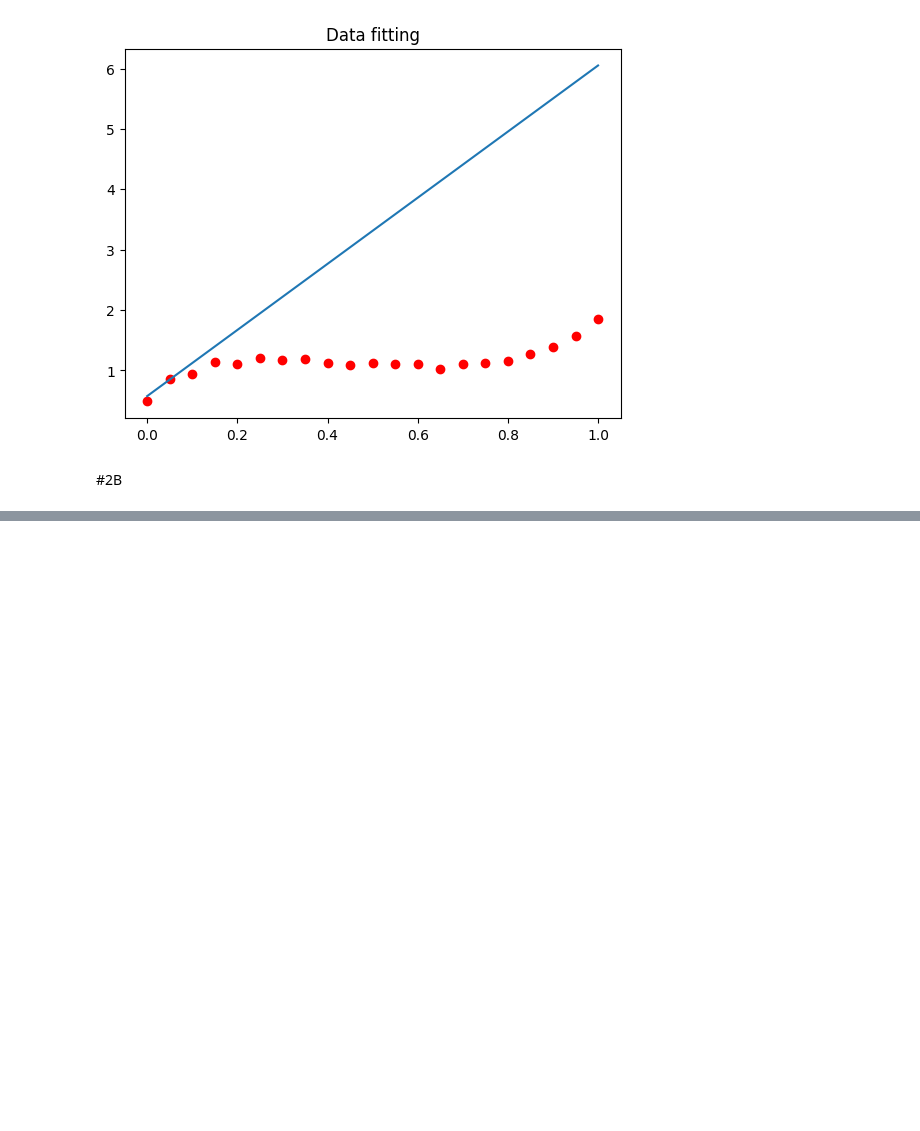
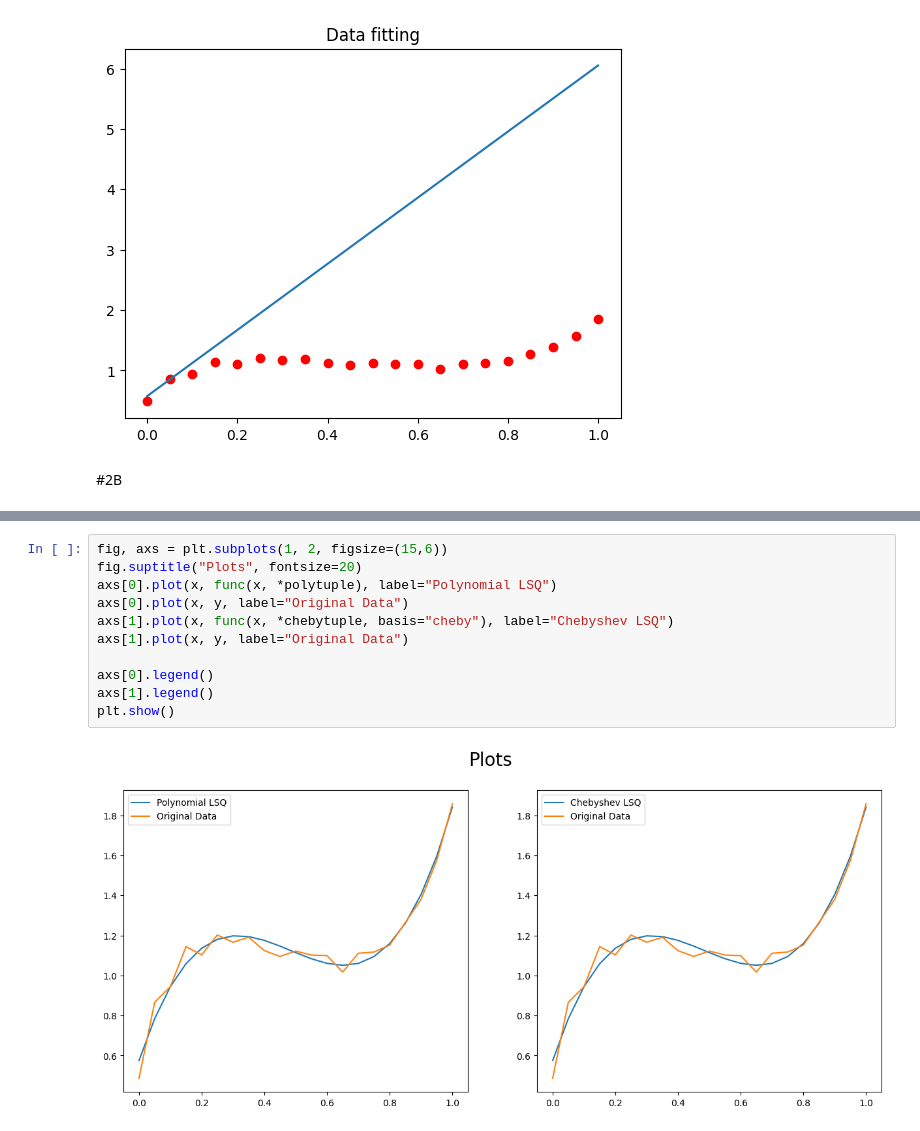
Before and after one commit to abhich2507/Numerical_Python, a Jupyter notebook: Assn3_P452_1911007.ipynb, the cells around one changed output, grey strips where cells are left out. Saved outputs shown, nothing was run; the diff lists cells and outputs as text; blank space fills up the shorter version.

```diff
--- a/Assn3_P452_1911007.ipynb
+++ b/Assn3_P452_1911007.ipynb
@@ -163,0 +236,13 @@ LinAlgError: Singular matrix
+# %%
+fig, axs = plt.subplots(1, 2, figsize=(15,6))
+fig.suptitle("Plots", fontsize=20)
+axs[0].plot(x, func(x, *polytuple), label="Polynomial LSQ")
+axs[0].plot(x, y, label="Original Data")
+axs[1].plot(x, func(x, *chebytuple, basis="cheby"), label="Chebyshev LSQ")
+axs[1].plot(x, y, label="Original Data")
+
+axs[0].legend()
+axs[1].legend()
+plt.show()
+# %% [output]
+[figure, added]
```
Also changed, not shown: parts of 9 cells of this notebook.
